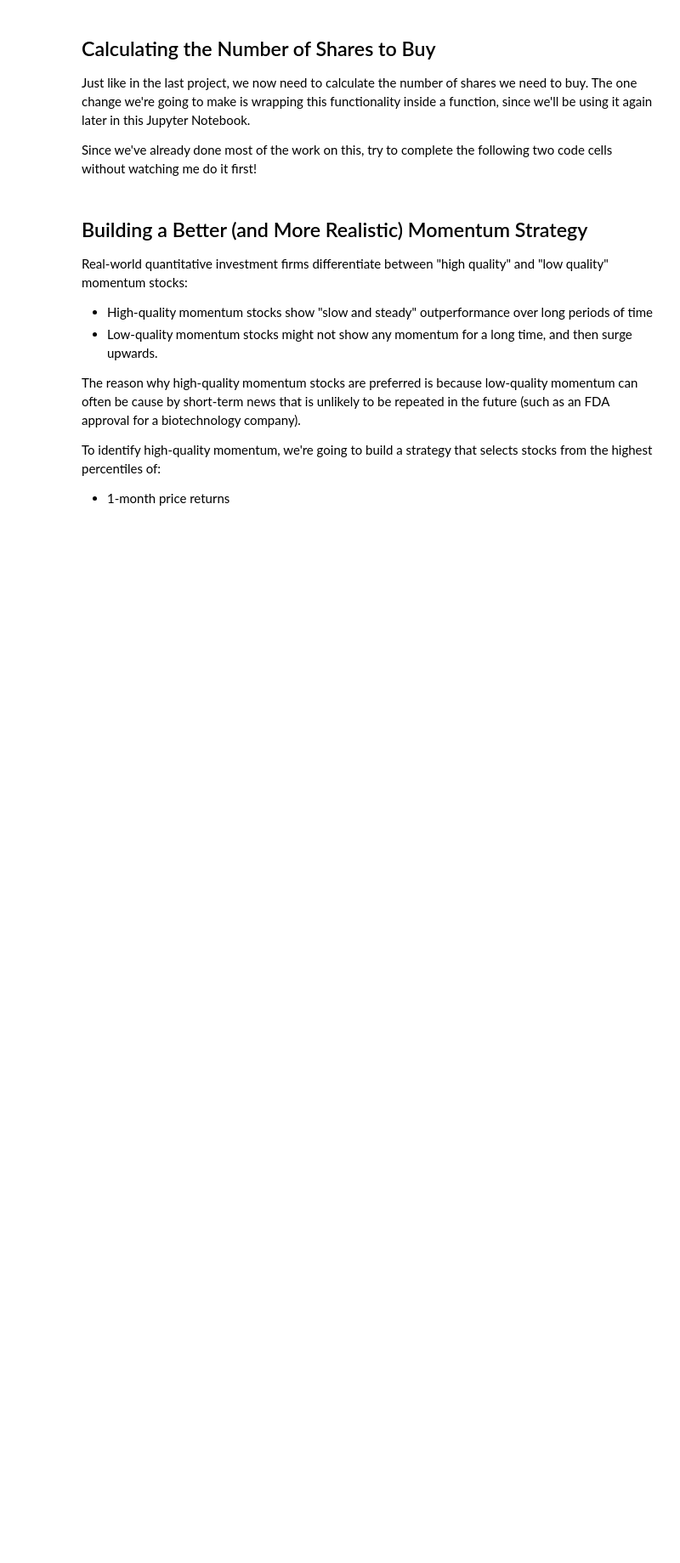
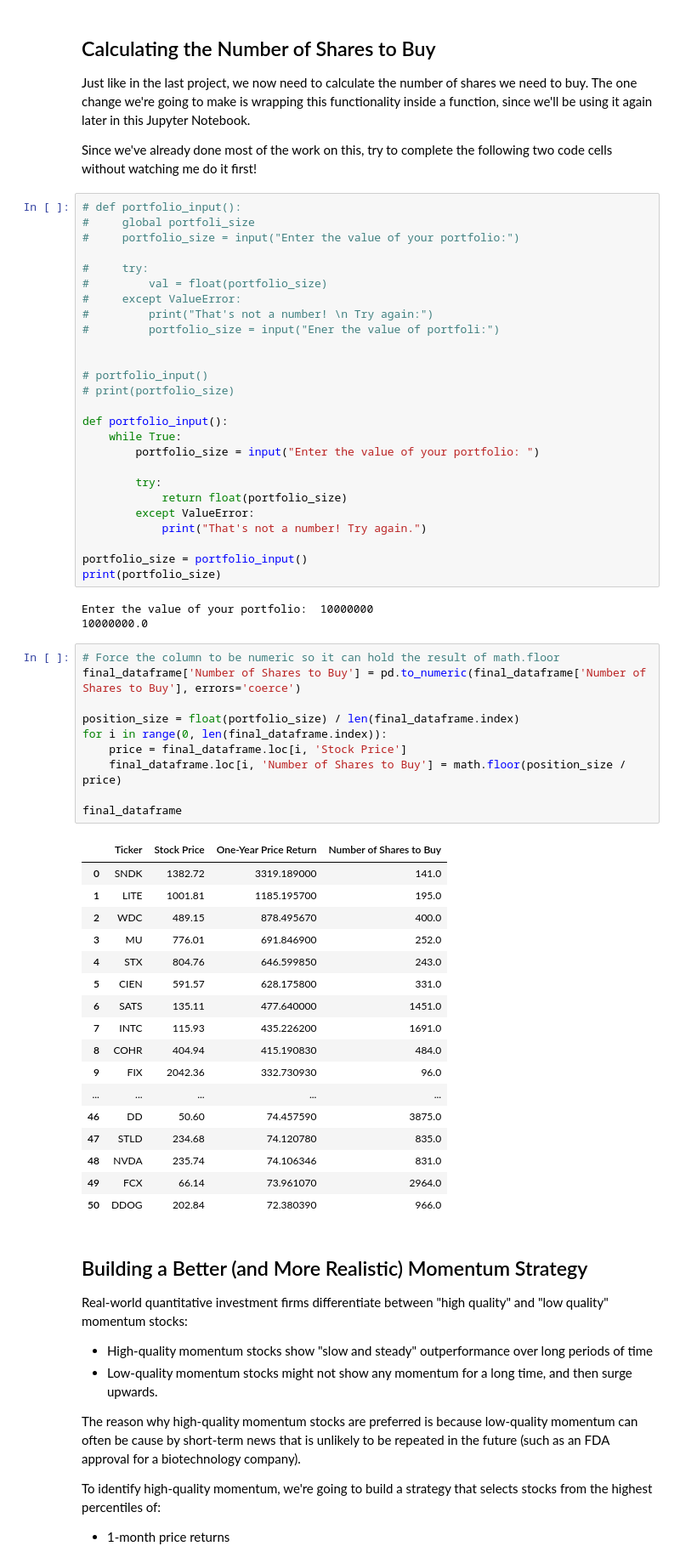
Before and after one commit to neo-jonathann/algorithmic-trading-python, a Jupyter notebook: starter_files/002_quantitative_momentum_strategy.ipynb, the cells around one changed output. Shown at 85% size. Drawn from its saved outputs; the diff is of its cells as text; blank space fills up the shorter version.

```diff
--- a/starter_files/002_quantitative_momentum_strategy.ipynb
+++ b/starter_files/002_quantitative_momentum_strategy.ipynb
@@ -58,6 +200,63 @@ Because of this, the next thing we need to do is remove all the stocks in our Da
 Just like in the last project, we now need to calculate the number of shares we need to buy. The one change we're going to make is wrapping this functionality inside a function, since we'll be using it again later in this Jupyter Notebook.
 
 Since we've already done most of the work on this, try to complete the following two code cells without watching me do it first!
+# %%
+# def portfolio_input():
+#     global portfoli_size
+#     portfolio_size = input("Enter the value of your portfolio:")
+
+#     try:
+#         val = float(portfolio_size)
+#     except ValueError:
+#         print("That's not a number! \n Try again:")
+#         portfolio_size = input("Ener the value of portfoli:")
+
+
+# portfolio_input()
+# print(portfolio_size)
+
+def portfolio_input():
+    while True:
+        portfolio_size = input("Enter the value of your portfolio: ")
+
+        try:
+            return float(portfolio_size)
+        except ValueError:
+            print("That's not a number! Try again.")
+
+portfolio_size = portfolio_input()
+print(portfolio_size)
+# %% [output]
+Enter the value of your portfolio:  10000000
+10000000.0
+# %%
+# Force the column to be numeric so it can hold the result of math.floor
+final_dataframe['Number of Shares to Buy'] = pd.to_numeric(final_dataframe['Number of Shares to Buy'], errors='coerce')
+
+position_size = float(portfolio_size) / len(final_dataframe.index)
+for i in range(0, len(final_dataframe.index)):
+    price = final_dataframe.loc[i, 'Stock Price']
+    final_dataframe.loc[i, 'Number of Shares to Buy'] = math.floor(position_size / price)
+
+final_dataframe
+# %% [output]
+|  | Ticker | Stock Price | One-Year Price Return | Number of Shares to Buy |
+| 0 | SNDK | 1382.72 | 3319.189000 | 141.0 |
+| 1 | LITE | 1001.81 | 1185.195700 | 195.0 |
+| 2 | WDC | 489.15 | 878.495670 | 400.0 |
+| 3 | MU | 776.01 | 691.846900 | 252.0 |
+| 4 | STX | 804.76 | 646.599850 | 243.0 |
+| 5 | CIEN | 591.57 | 628.175800 | 331.0 |
+| 6 | SATS | 135.11 | 477.640000 | 1451.0 |
+| 7 | INTC | 115.93 | 435.226200 | 1691.0 |
+| 8 | COHR | 404.94 | 415.190830 | 484.0 |
+| 9 | FIX | 2042.36 | 332.730930 | 96.0 |
+| ... | ... | ... | ... | ... |
+| 46 | DD | 50.60 | 74.457590 | 3875.0 |
+| 47 | STLD | 234.68 | 74.120780 | 835.0 |
+| 48 | NVDA | 235.74 | 74.106346 | 831.0 |
+| 49 | FCX | 66.14 | 73.961070 | 2964.0 |
+| 50 | DDOG | 202.84 | 72.380390 | 966.0 |
 # %% [markdown]
 ## Building a Better (and More Realistic) Momentum Strategy
 
```
Also changed, not shown: parts of 17 cells of this notebook.
